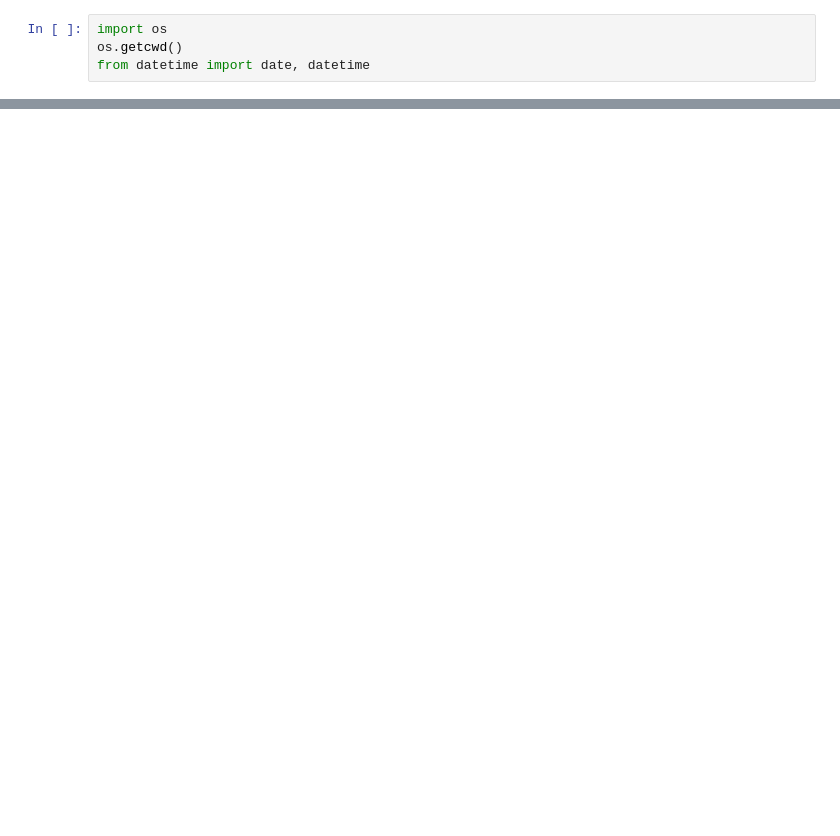
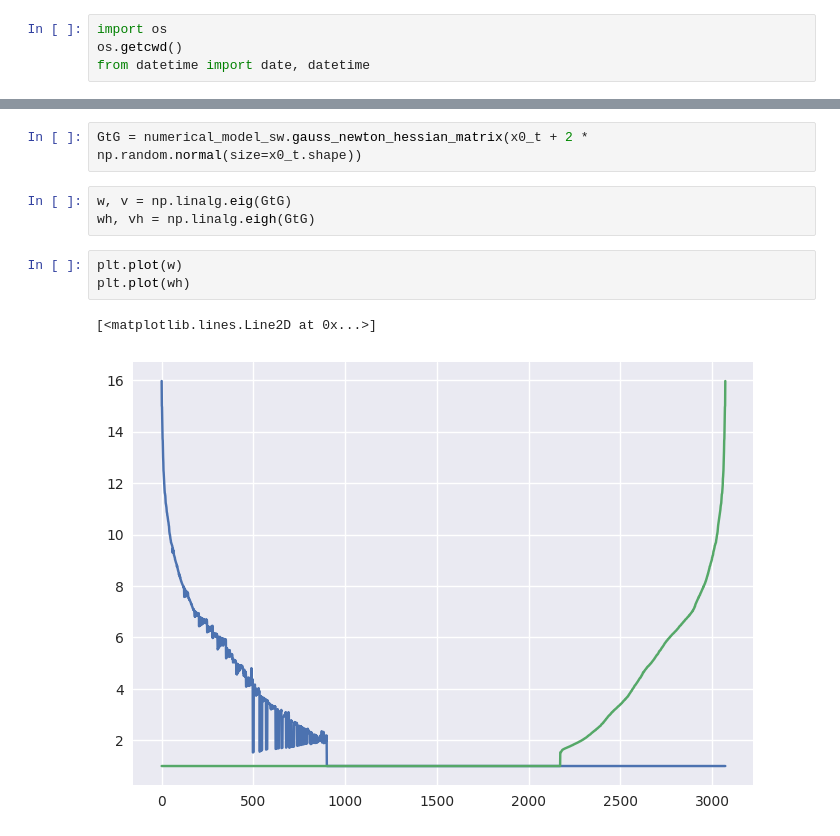
Before and after one commit to VTrappler/DA_PoC, a Jupyter notebook: notebooks/shallow_DA.ipynb, the cells around one changed output, grey strips where cells are left out. Saved outputs shown, nothing was run; the diff lists cells and outputs as text; blank space fills up the shorter version.

```diff
--- a/notebooks/shallow_DA.ipynb
+++ b/notebooks/shallow_DA.ipynb
@@ -165,3 +154,14 @@ gn_x = gn_result['gn_x']
+# %%
+GtG = numerical_model_sw.gauss_newton_hessian_matrix(x0_t + 2 * np.random.normal(size=x0_t.shape))
+# %%
+w, v = np.linalg.eig(GtG)
+wh, vh = np.linalg.eigh(GtG)
+# %%
+plt.plot(w)
+plt.plot(wh)
+# %% [output]
+[<matplotlib.lines.Line2D at 0x...>]
+[figure, added]
 # %%
 plt.plot(x1)
 plt.plot(gn_x)
```
Also changed, not shown: parts of 38 cells of this notebook, 6 other files.
